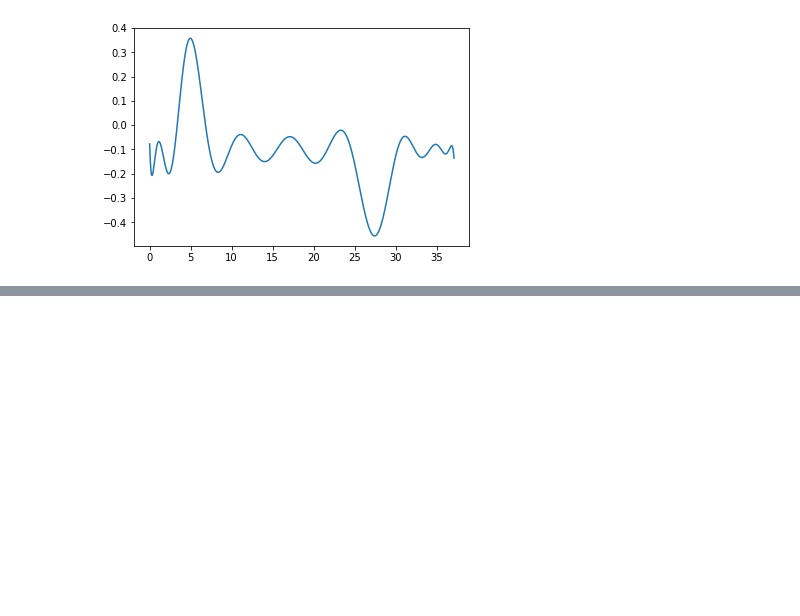
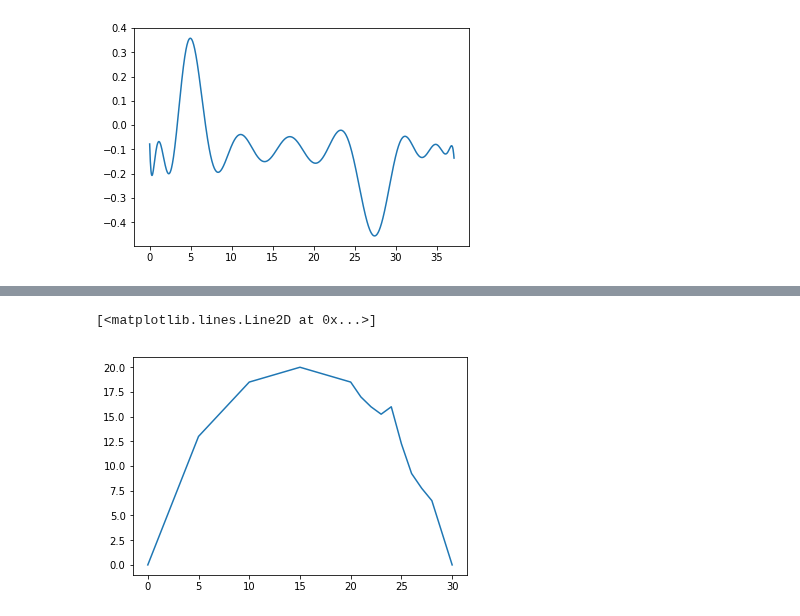
Before and after one commit to darenegade/modellbildung, a Jupyter notebook: Abgabe1/Abgabe1.ipynb, the cells around one changed output, grey strips where cells are left out. Cells and saved outputs as stored; diff of their text form; code cells hidden in the pictures; blank space fills up the shorter version.

```diff
--- a/Abgabe1/Abgabe1.ipynb
+++ b/Abgabe1/Abgabe1.ipynb
@@ -38,0 +93,5 @@ plt.plot(accData['Time (s)'], ffit(accData['Time (s)']))
+# %%
+plt.plot(ThrowData['Distance(yds)'], ThrowData['height'])
+# %% [output]
+[<matplotlib.lines.Line2D at 0x...>]
+[figure, added]
```
Also changed, not shown: parts of 10 cells of this notebook, 2 other files.
